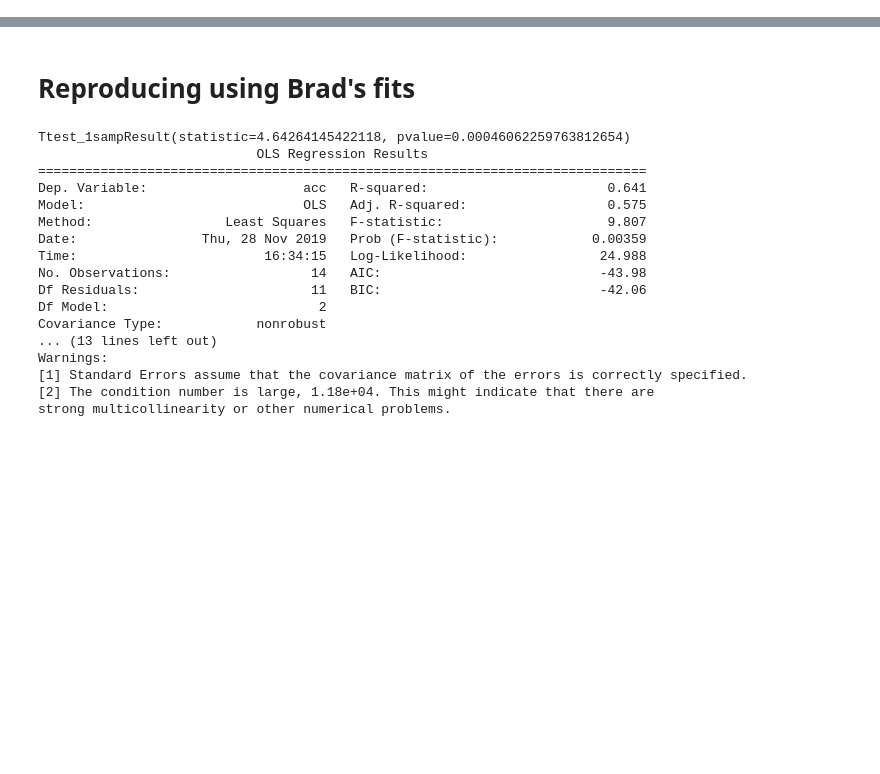
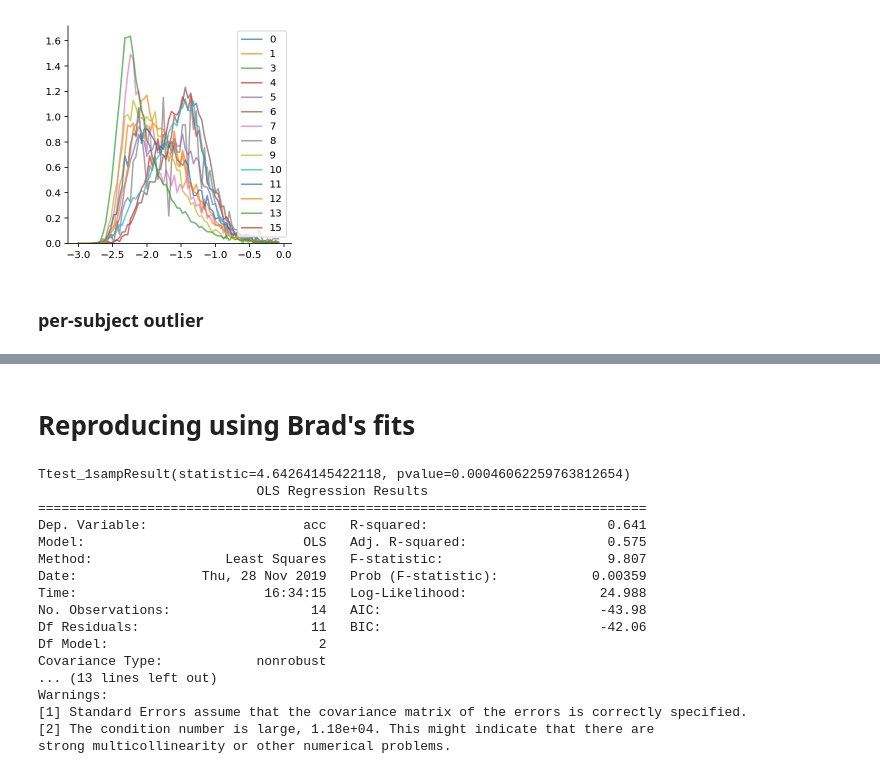
Before and after one commit to rdgao/field-echos, a Jupyter notebook: notebooks/viz_johnson_wm.ipynb, the cells around one changed output, grey strips where cells are left out. Cells and saved outputs as stored; diff of their text form; code cells hidden in the pictures; blank space fills up the shorter version.

```diff
--- a/notebooks/viz_johnson_wm.ipynb
+++ b/notebooks/viz_johnson_wm.ipynb
@@ -30 +156,15 @@ import echo_utils
+# %%
+bins = np.arange(-3,0,0.04)
+plt.figure(figsize=(4,4))
+for i_p in patient_inds:
+    counts = np.histogram(np.log10(df_alltrials[df_alltrials['patient']==i_p]['tau']), bins, density=True)[0]
+    plt.plot(bins[:-1],counts, alpha=0.7)
+
+plt.legend(patient_inds)
+plt.hist(np.log10(df_alltrials[df_alltrials['patient']==i_p]['tau']), bins, histtype='step', ec='k',lw=2, density=True);
+despine();
+# %% [output]
+[figure, added]
+# %% [markdown]
+### per-subject outlier
 # %%
```
Also changed, not shown: parts of 6 cells of this notebook, 1 other file.
